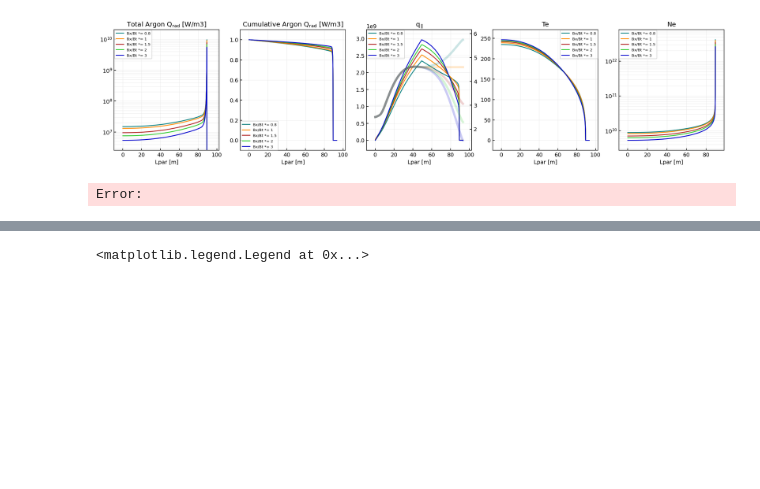
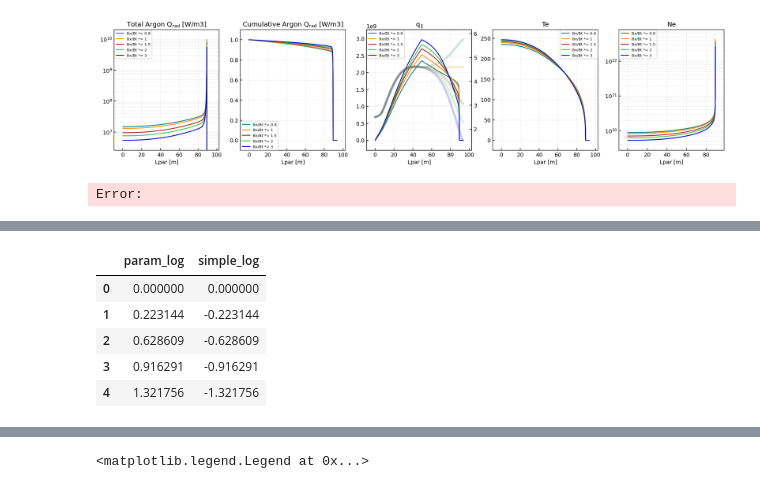
Before and after one commit to mikekryjak/notebooks, a Jupyter notebook: DLS/STEP/2024-09-13 - BxBt and Lc scaling for new SPR45.ipynb, the cells around one changed output, grey strips where cells are left out. Saved outputs shown, nothing was run; the diff lists cells and outputs as text; code cells hidden in the pictures; blank space fills up the shorter version.

```diff
--- a/DLS/STEP/2024-09-13 - BxBt and Lc scaling for new SPR45.ipynb
+++ b/DLS/STEP/2024-09-13 - BxBt and Lc scaling for new SPR45.ipynb
@@ -343,0 +419,14 @@ Error:
+# %%
+df2 = pd.DataFrame()
+
+df2["param_log"] = np.log(out["param_rel"])
+df2["simple_log"] =  np.log(out["simple"])
+
+df2
+# %% [output]
+|  | param_log | simple_log |
+| 0 | 0.000000 | 0.000000 |
+| 1 | 0.223144 | -0.223144 |
+| 2 | 0.628609 | -0.628609 |
+| 3 | 0.916291 | -0.916291 |
+| 4 | 1.321756 | -1.321756 |
```
Also changed, not shown: parts of 24 cells of this notebook, 15 other files.
